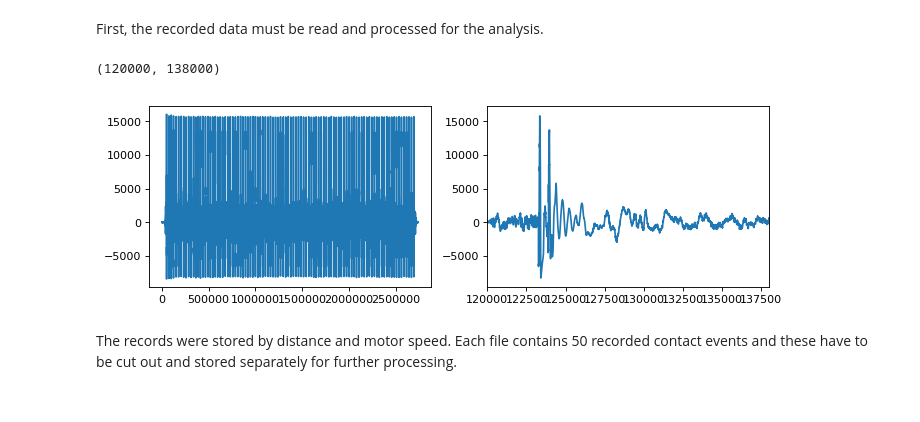
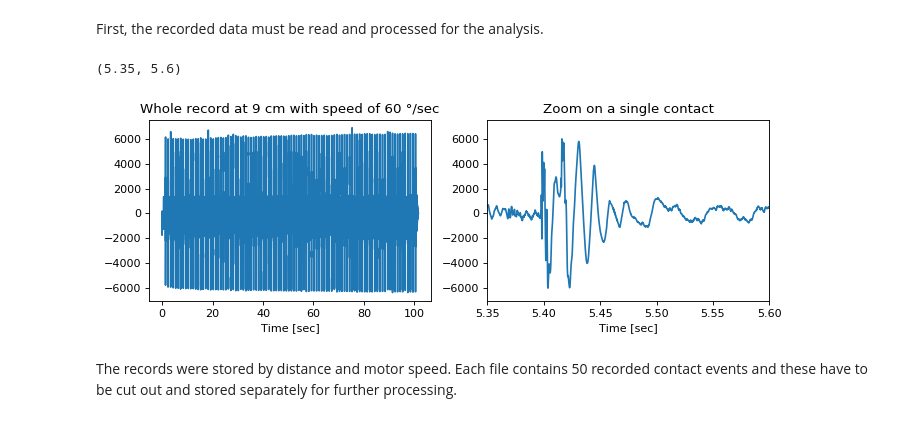
Before and after one commit to LucaHermes/PiezoAntenna, a Jupyter notebook: Piezo Antenna.ipynb, the cells around one changed output. Cells and saved outputs as stored; diff of their text form; code cells hidden in the pictures.

```diff
--- a/Piezo Antenna.ipynb
+++ b/Piezo Antenna.ipynb
@@ -35,43 +35,54 @@ import pandas as pd
 import os
 import re
 
+
 FRAMERATE = 0
 
 # load and prepare the data
 data_dir = 'data'
 files = os.listdir(data_dir)
 rawdata = pd.DataFrame(columns=['record', 'distance', 'speed'])
+
+def samples_to_time(num_samples):
+    '''
+    Get a number of samples and outputs the correlating length in time.
+    '''
+    return np.array(range(num_samples)) / 44100.
 
 # search folder for wav files
 id = 0
 for f in files:
     if '.wav' not in f:
         continue
     fs, data = wav.read(os.path.join(data_dir, f))
     FRAMERATE = fs
     # parse integers from filename (distance, speed, material)
     decoded_classes = [ int(s) for s in re.findall(r'-?\d+', f) ]
+    # put the data into the DataFrame
     rawdata = rawdata.append(dict(
         { 'id'       : id,
           'record'   : data,
           'distance' : decoded_classes[0],
           'speed'    : decoded_classes[1] }), ignore_index=True)
     id += 1
 
 N_CLASSES = len(rawdata)
 rawdata = rawdata.set_index('id', drop=True)
 
 plt.figure(num=None, figsize=(10, 3), dpi=80)
 
 plt.subplot(1, 2, 1)
-#plt.xlim((1000000, 2000000))
-plt.plot(rawdata['record'][13])
+plt.plot(samples_to_time(len(rawdata['record'][13])),rawdata['record'][13])
+plt.xlabel("Time [sec]")
+plt.title("Whole record at 9 cm with speed of 60 °/sec")
 plt.subplot(1, 2, 2)
-plt.plot(rawdata['record'][13])
-plt.xlim((120000, 138000))
+plt.xlabel("Time [sec]")
+plt.title("Zoom on a single contact")
+plt.plot(samples_to_time(len(rawdata['record'][13])),rawdata['record'][13])
+plt.xlim((5.35, 5.6))
 # %% [output]
-(120000, 138000)
+(5.35, 5.6)
-[figure, old version]
+[figure, new version]
 # %% [markdown]
 The records were stored by distance and motor speed. Each file contains 50 recorded contact events and these have to be cut out and stored separately for further processing.
 # %% [markdown]
```
Also changed, not shown: parts of 10 cells of this notebook.
